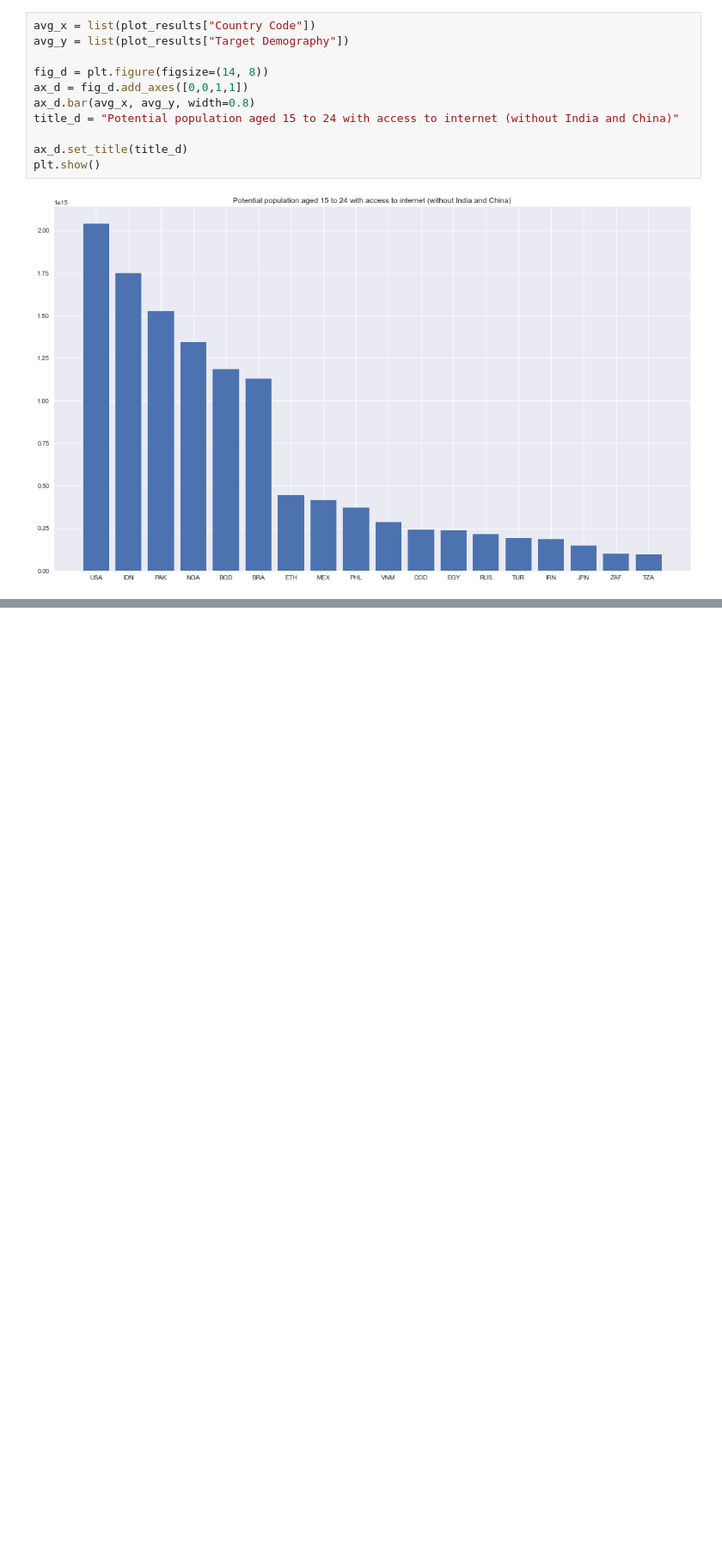
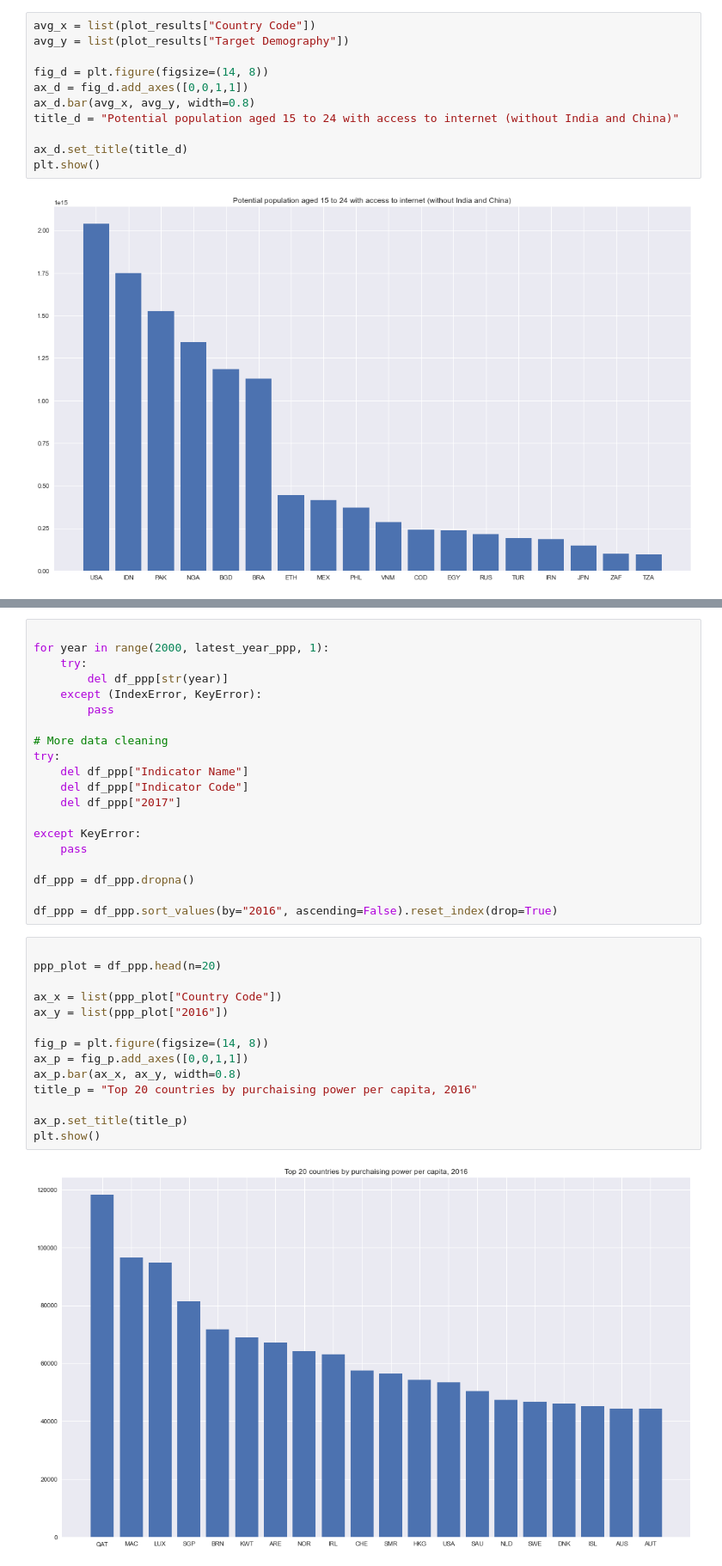
Before and after one commit to Psemp/ds_project_2, a Jupyter notebook: nb_1.ipynb, the cells around one changed output, grey strips where cells are left out. Shown at 86% size. Cells and saved outputs as stored; diff of their text form; blank space fills up the shorter version.

Commit message:
data study complete, rating unfinished

```diff
--- a/nb_1.ipynb
+++ b/nb_1.ipynb
@@ -473,0 +570,36 @@ plt.show()
+# %%
+
+for year in range(2000, latest_year_ppp, 1):
+    try:
+        del df_ppp[str(year)]
+    except (IndexError, KeyError):
+        pass
+
+# More data cleaning
+try:
+    del df_ppp["Indicator Name"]
+    del df_ppp["Indicator Code"]
+    del df_ppp["2017"]
+
+except KeyError:
+    pass
+
+df_ppp = df_ppp.dropna()
+
+df_ppp = df_ppp.sort_values(by="2016", ascending=False).reset_index(drop=True)
+# %%
+
+ppp_plot = df_ppp.head(n=20)
+
+ax_x = list(ppp_plot["Country Code"])
+ax_y = list(ppp_plot["2016"])
+
+fig_p = plt.figure(figsize=(14, 8))
+ax_p = fig_p.add_axes([0,0,1,1])
+ax_p.bar(ax_x, ax_y, width=0.8)
+title_p = "Top 20 countries by purchaising power per capita, 2016"
+
+ax_p.set_title(title_p)
+plt.show()
+# %% [output]
+[figure, added]
```
Also changed, not shown: parts of 24 cells of this notebook, 1 other file.
